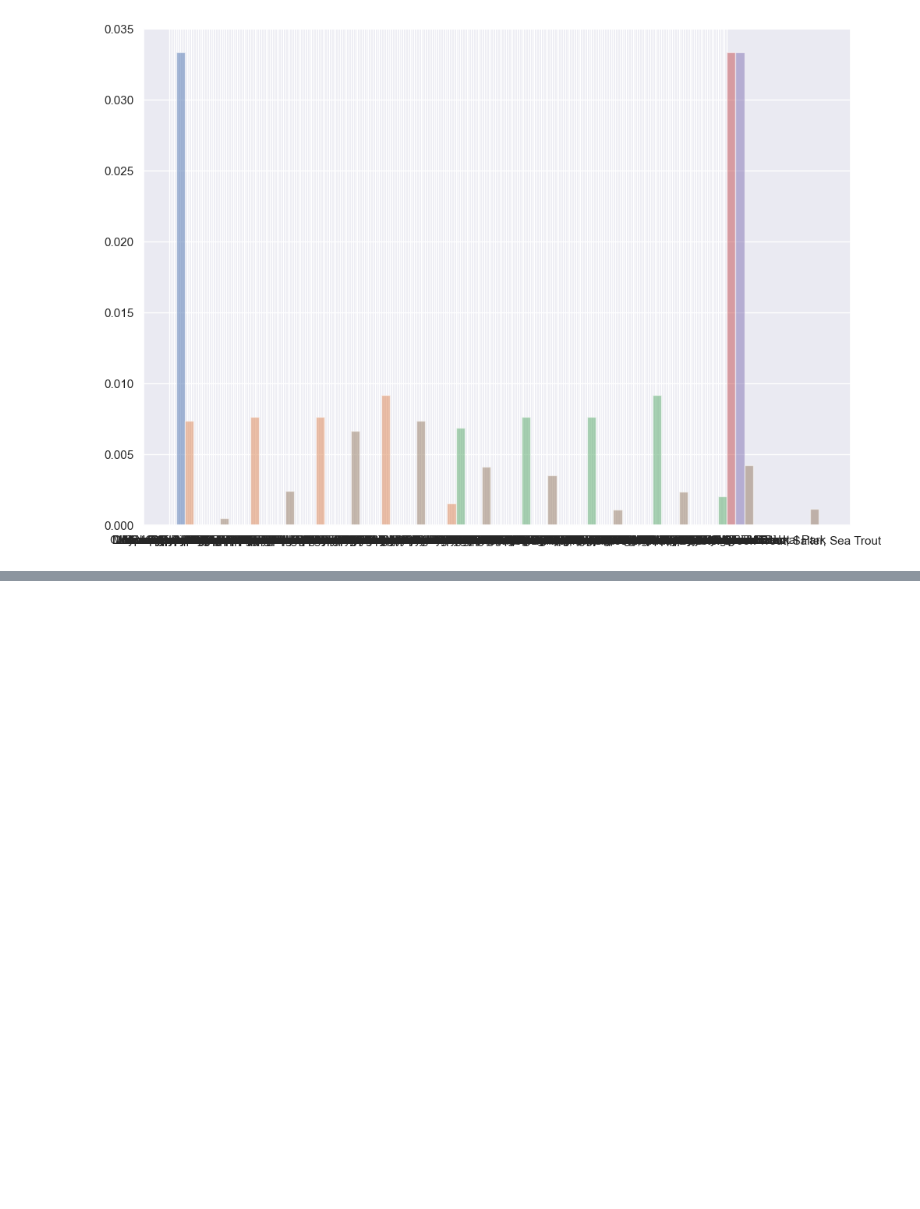
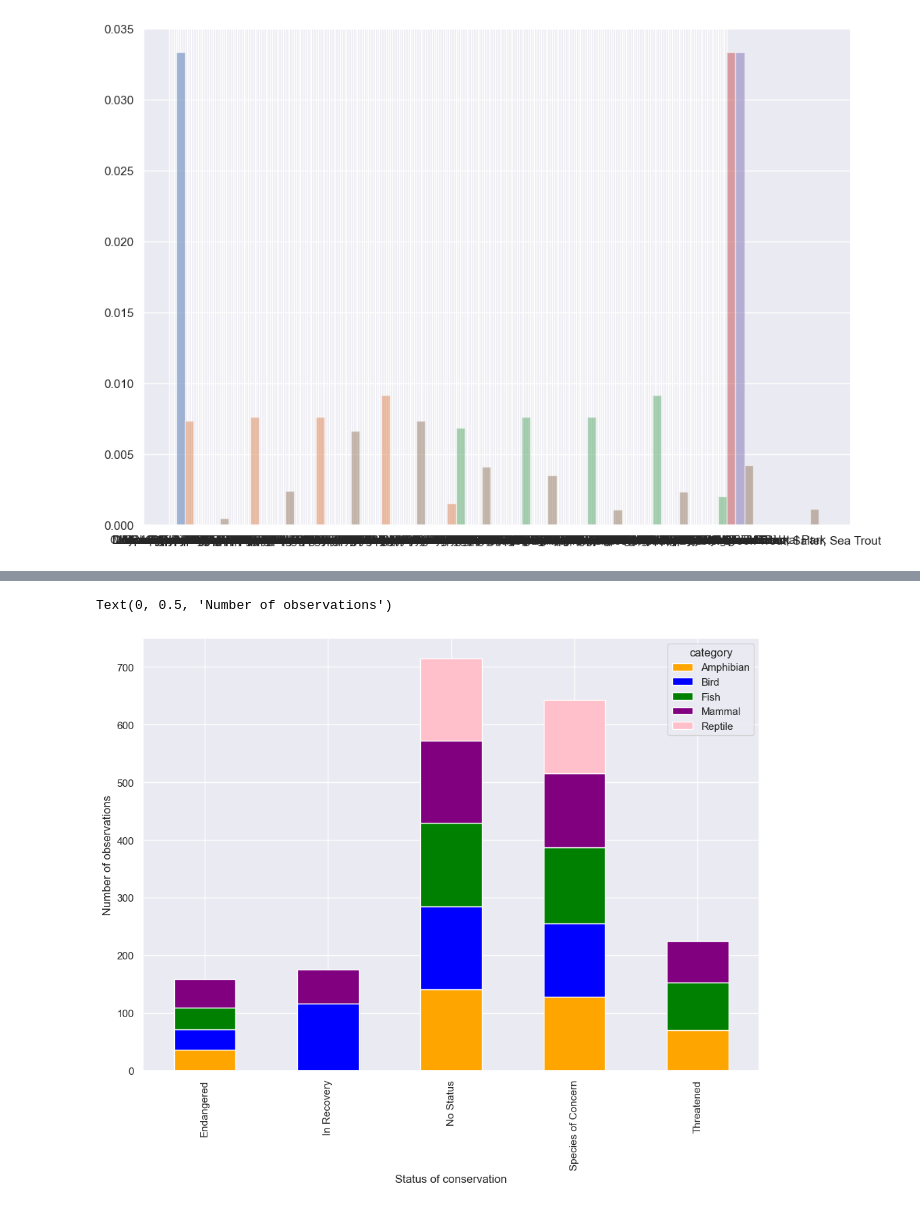
Before and after one commit to WillduaD98/portfolioDataAnalysisWillDua, a Jupyter notebook: biodiversity.ipynb, the cells around one changed output, grey strips where cells are left out. Saved outputs shown, nothing was run; the diff lists cells and outputs as text; code cells hidden in the pictures; blank space fills up the shorter version.

```diff
--- a/biodiversity.ipynb
+++ b/biodiversity.ipynb
@@ -527,0 +624,10 @@ plt.show()
+# %%
+stack_data = animals2.pivot_table(index = 'conservation_status', columns = 'category', values = 'observations')
+# %%
+stack_data.plot(kind = 'bar',stacked = True, color = ['orange', 'blue', 'green', 'purple', 'pink'])
+
+plt.xlabel('Status of conservation')
+plt.ylabel('Number of observations')
+# %% [output]
+Text(0, 0.5, 'Number of observations')
+[figure, added]
```
Also changed, not shown: parts of 10 cells of this notebook.
